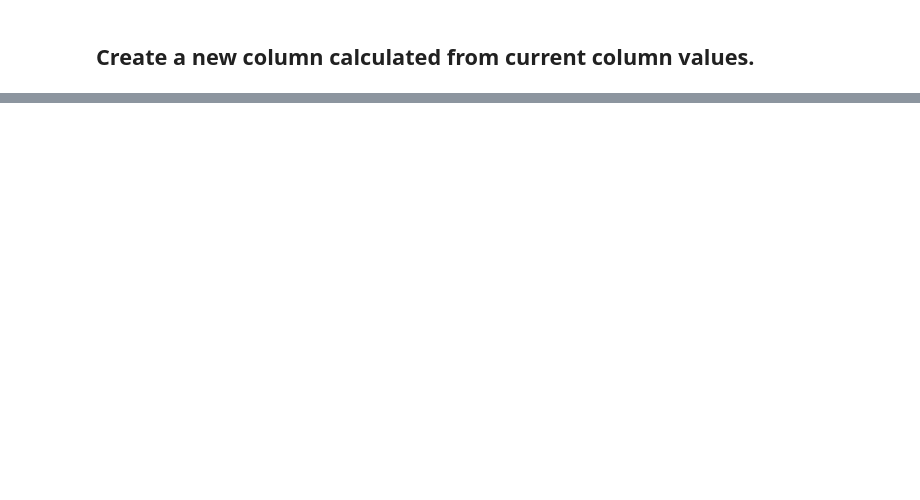
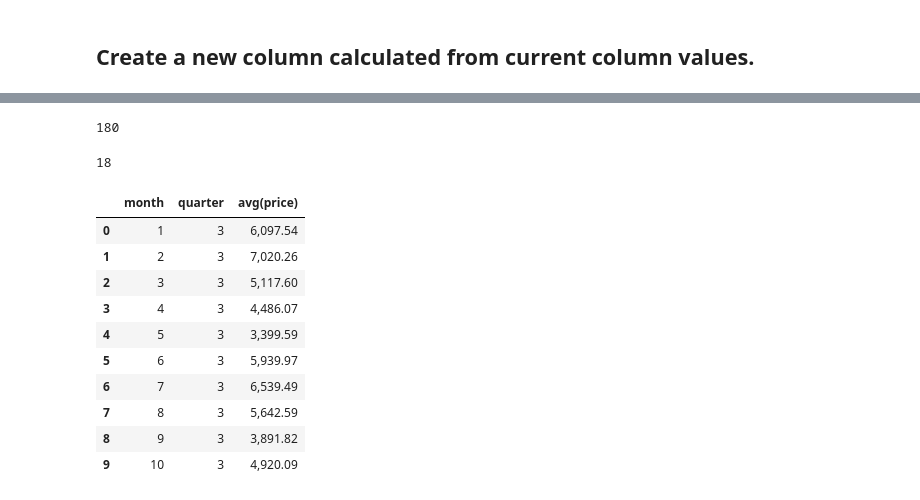
Before and after one commit to dmerz75/spark2_dfanalysis, a Jupyter notebook: notebooks/dev/dev_basic_ops_2dataframes_Join.ipynb, the cells around one changed output, grey strips where cells are left out. Cells and saved outputs as stored; diff of their text form; code cells hidden in the pictures; blank space fills up the shorter version.

```diff
--- a/notebooks/dev/dev_basic_ops_2dataframes_Join.ipynb
+++ b/notebooks/dev/dev_basic_ops_2dataframes_Join.ipynb
@@ -196,0 +164,4 @@ df_i2.columns
+# %%
+df4.count()
+# %% [output]
+180
@@ -196,0 +173,20 @@ df_i2.columns
+# %%
+df5.count()
+# %% [output]
+18
+# %%
+df6 = df5.filter(col("quarter") == 3)
+# %%
+df6.limit(10).toPandas()
+# %% [output]
+|  | month | quarter | avg(price) |
+| 0 | 1 | 3 | 6,097.54 |
+| 1 | 2 | 3 | 7,020.26 |
+| 2 | 3 | 3 | 5,117.60 |
+| 3 | 4 | 3 | 4,486.07 |
+| 4 | 5 | 3 | 3,399.59 |
+| 5 | 6 | 3 | 5,939.97 |
+| 6 | 7 | 3 | 6,539.49 |
+| 7 | 8 | 3 | 5,642.59 |
+| 8 | 9 | 3 | 3,891.82 |
+| 9 | 10 | 3 | 4,920.09 |
```
Also changed, not shown: parts of 19 cells of this notebook, 4 other files.
